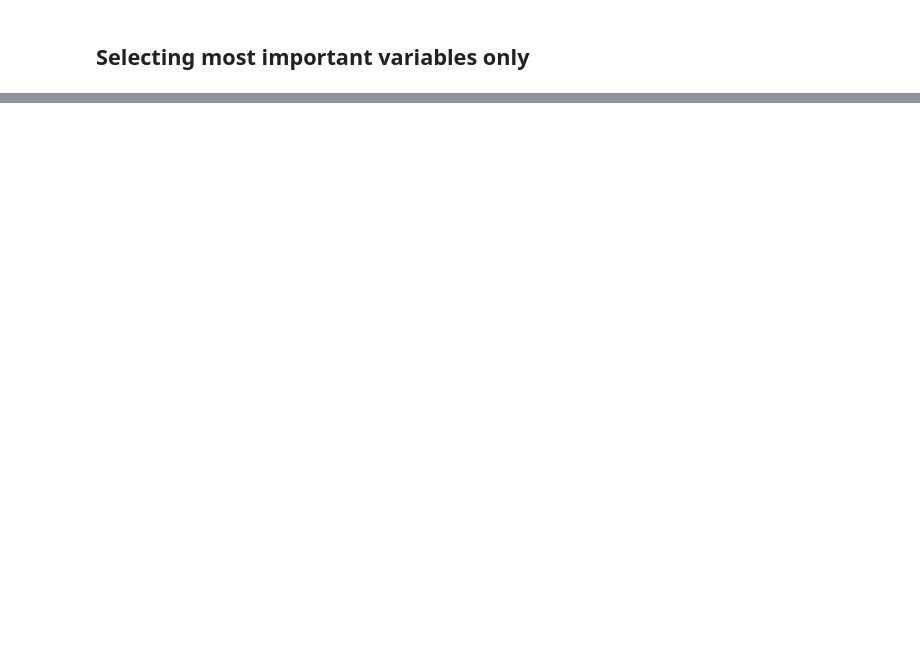
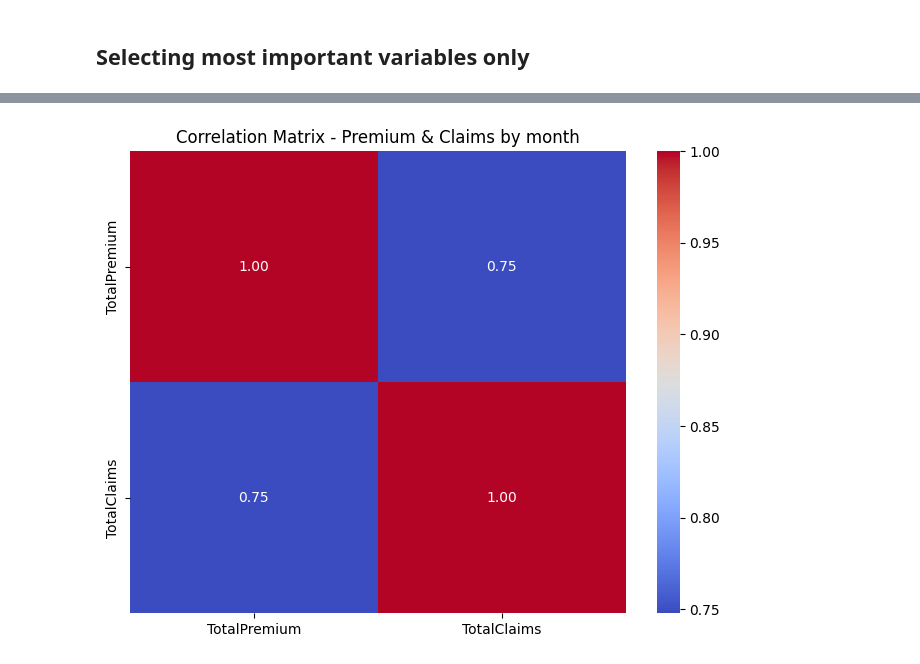
Before and after one commit to Naty-12/Insurance-analytics_week3, a Jupyter notebook: notebooks/eda.ipynb, the cells around one changed output, grey strips where cells are left out. Cells and saved outputs as stored; diff of their text form; code cells hidden in the pictures; blank space fills up the shorter version.

```diff
--- a/notebooks/eda.ipynb
+++ b/notebooks/eda.ipynb
@@ -189,24 +140,6 @@ df[['TotalPremium', 'TotalClaims']].describe()
 **In summary**, while the counts indicate no missing values, the presence of negative values and the high skewness point to significant data characteristics that need careful handling and deeper investigation to ensure accurate modeling and meaningful insights.
 # %%
 df = df[(df['TotalPremium'] >= 0) & (df['TotalClaims'] >= 0)]
-# %%
-def flag_iqr_outliers(series):
-    Q1 = series.quantile(0.25)
-    Q3 = series.quantile(0.75)
-    IQR = Q3 - Q1
-    lower = Q1 - 1.5 * IQR
-    upper = Q3 + 1.5 * IQR
-    return (series < lower) | (series > upper)
-
-# Create outlier flags (without overwriting your actual columns)
-outliers_premium = flag_iqr_outliers(df['TotalPremium'])
-outliers_claims = flag_iqr_outliers(df['TotalClaims'])
-
-# Combine both conditions
-combined_outliers = outliers_premium | outliers_claims
-
-# Drop rows with any outliers in either column
-df = df[~combined_outliers].copy()
 # %% [markdown]
 ## Selecting most important variables only
 # %%
@@ -309,0 +268,9 @@ outliers_z.shape
+# %%
+corr_matrix = monthly_data[['TotalPremium', 'TotalClaims']].corr()
+
+plt.figure(figsize=(8, 6))
+sns.heatmap(corr_matrix, annot=True, cmap='coolwarm', fmt=".2f")
+plt.title('Correlation Matrix - Premium & Claims by month')
+plt.show()
+# %% [output]
+[figure, added]
```
Also changed, not shown: parts of 41 cells of this notebook.
